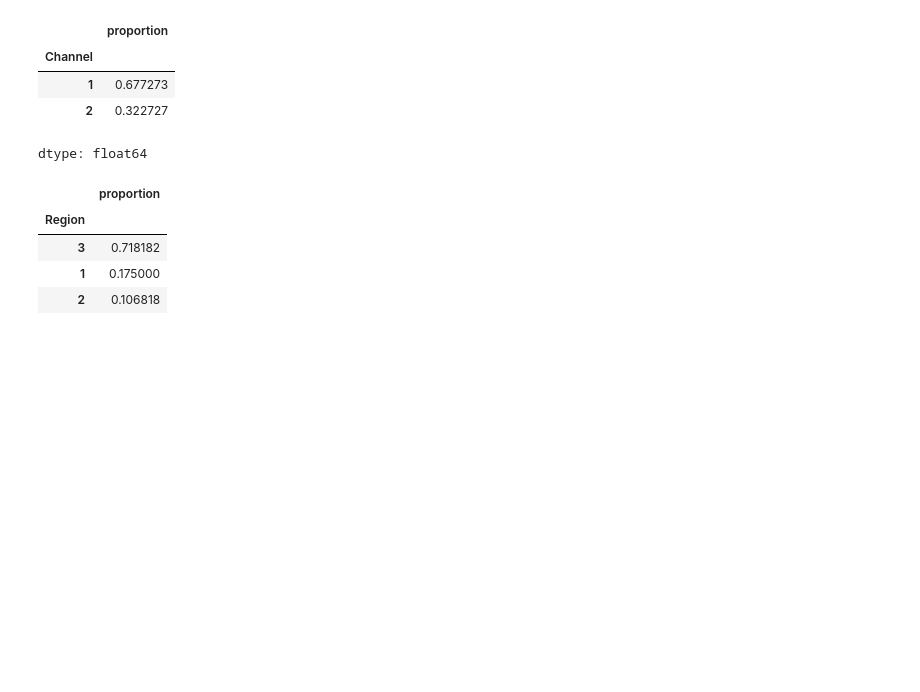
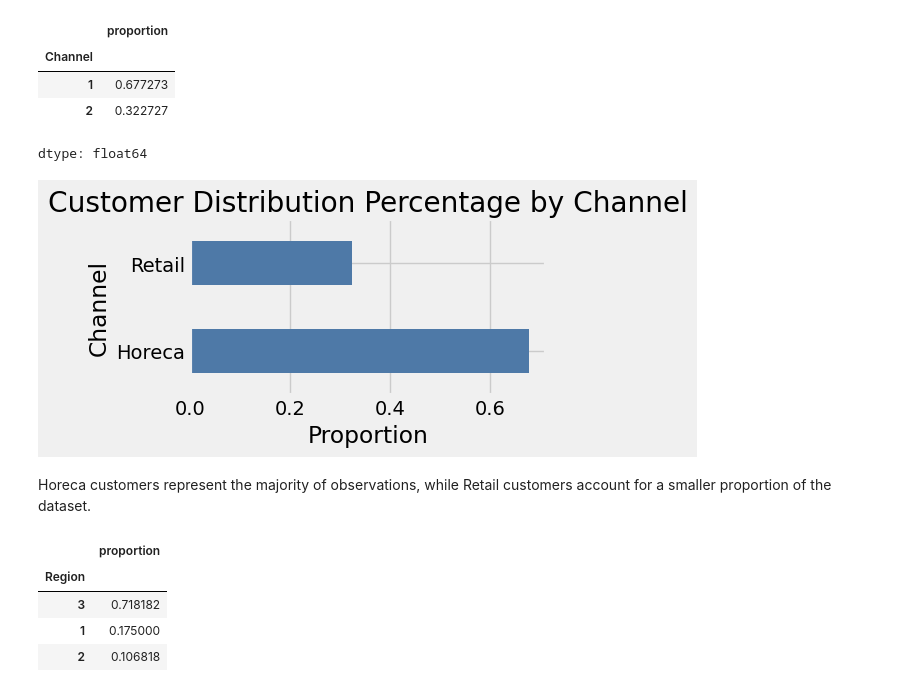
Before and after one commit to EsserMishelle/customer-spending-segmentation, a Jupyter notebook: 1_EDA.ipynb, the cells around one changed output. Cells and saved outputs as stored; diff of their text form; code cells hidden in the pictures; blank space fills up the shorter version.

```diff
--- a/1_EDA.ipynb
+++ b/1_EDA.ipynb
@@ -179,6 +188,21 @@ df['Channel'].value_counts(normalize = True)
 | 1 | 0.677273 |
 | 2 | 0.322727 |
 dtype: float64
+# %%
+plt.figure(figsize=(5, 3))
+df['Channel'].value_counts(normalize=True).sort_index().plot(
+    kind='barh',
+    color="#4E79A7"
+    )
+plt.title("Customer Distribution Percentage by Channel")
+plt.xlabel("Proportion")
+plt.yticks([1, 0], ['Retail','Horeca'])
+plt.tight_layout()
+plt.show()
+# %% [output]
+[figure, added]
+# %% [markdown]
+Horeca customers represent the majority of observations, while Retail customers account for a smaller proportion of the dataset.
 # %%
 df['Region'].value_counts(normalize=True)
 # %% [output]
```
Also changed, not shown: parts of 8 cells of this notebook.
